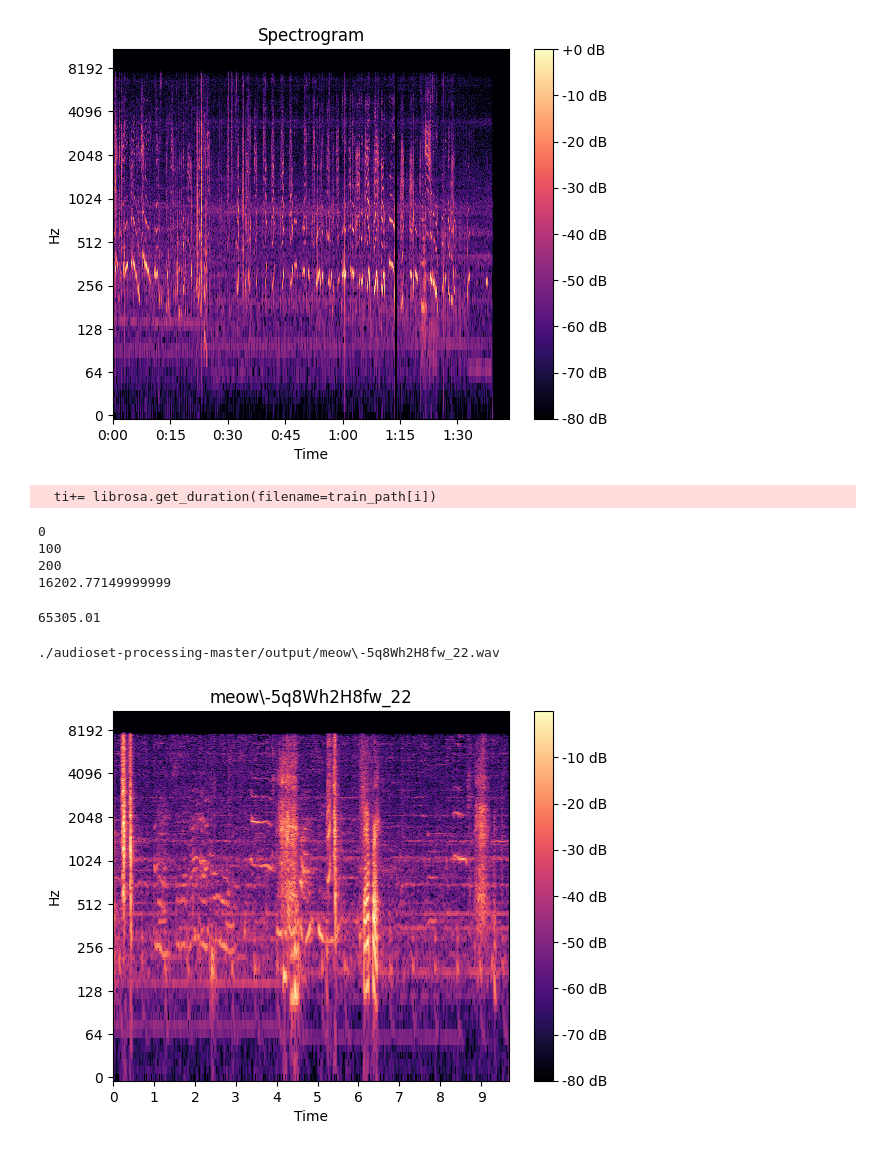
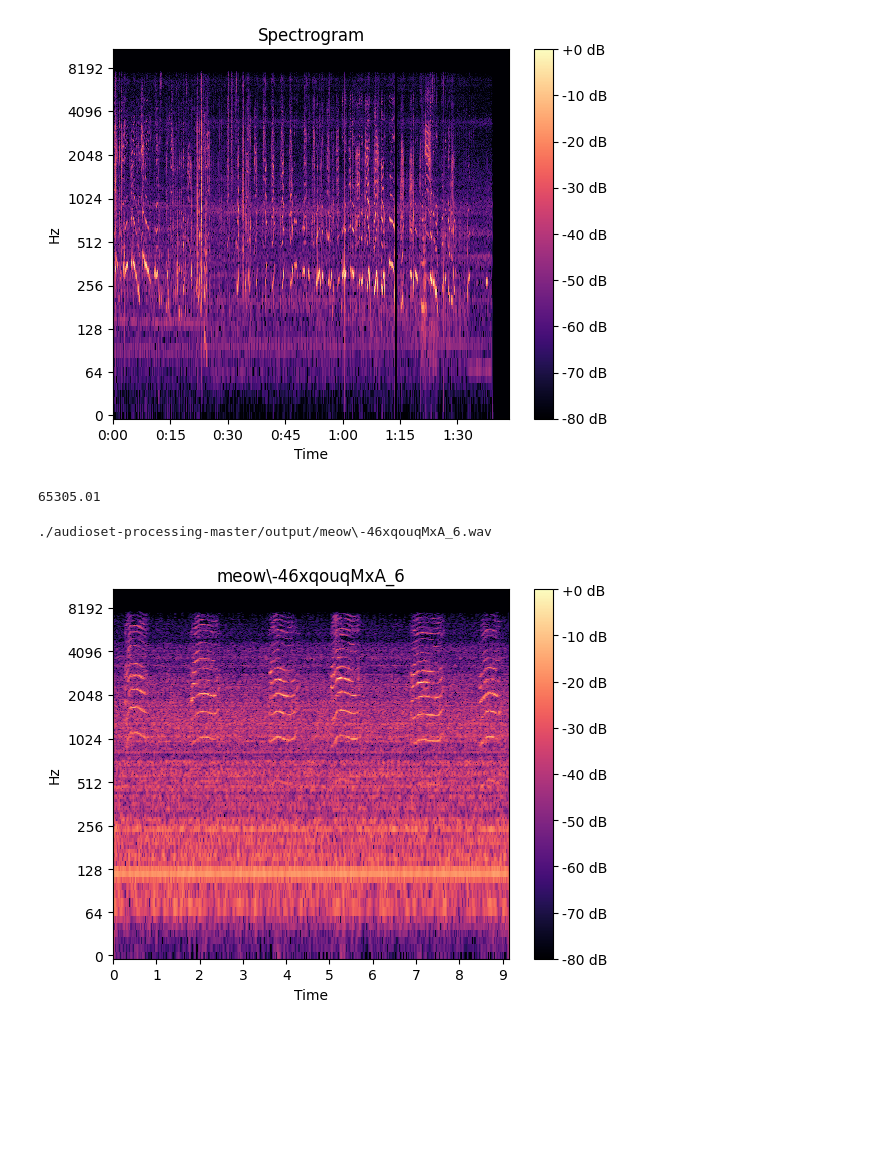
Before and after one commit to lukekim420/catclass, a Jupyter notebook: eda.ipynb, the cells around one changed output. Cells and saved outputs as stored; diff of their text form; code cells hidden in the pictures; blank space fills up the shorter version.

```diff
--- a/eda.ipynb
+++ b/eda.ipynb
@@ -39,7 +39,7 @@ from keras.preprocessing import image
 from keras.preprocessing.image import ImageDataGenerator
 # %%
 # glob: 사용자가 제시한 조건에 맞는 파일명을 리스트 형식으로 반환
-base_dir = './audioset-processing-master/output/caterwaul'
+base_dir = './audioset-processing-master/output/meow'
 train_folder = glob(base_dir)
 
 train_path = []
@@ -47,35 +47,30 @@ for folder in train_folder:
     tmp = glob(folder + '/*')
     train_path += tmp
 # %%
-ti = 0
-for i in range(len(train_path)):
-    #librosa.get_duration(filename='train_path[i]')
-    ti+= librosa.get_duration(filename=train_path[i])
-    if i%100==0:
-        print(i)
-print(ti)
+
+# ti = 0
+# for i in range(len(train_path)):
+#     #librosa.get_duration(filename='train_path[i]')
+#     ti+= librosa.get_duration(filename=train_path[i])
+#     if i%100==0:
+#         print(i)
+# print(ti)
-# %% [output]
-  ti+= librosa.get_duration(filename=train_path[i])
-0
-100
-200
-16202.77149999999
 # %%
 49102.238500000014+16202.77149999999
 # %% [output]
 65305.01
 # %%
-i=8
-y, sr = librosa.load(train_path[i])
-print(train_path[i])
+vidno=4
+y, sr = librosa.load(train_path[vidno])
+print(train_path[vidno])
 spec = np.abs(librosa.stft(y, hop_length=512))
 spec = librosa.amplitude_to_db(spec, ref=np.max)
 librosa.display.specshow(spec[:,:600], sr=sr, x_axis='time', y_axis='log');
 plt.colorbar(format='%+2.0f dB');
-plt.title(train_path[i].split('/')[-1].split('.')[0]);
+plt.title(train_path[vidno].split('/')[-1].split('.')[0]);
 # %% [output]
-./audioset-processing-master/output/meow\-5q8Wh2H8fw_22.wav
+./audioset-processing-master/output/meow\-46xqouqMxA_6.wav
-[figure, old version]
+[figure, new version]
 # %%
 
 S_full, phase = librosa.magphase(librosa.stft(y))
```
Also changed, not shown: parts of 7 cells of this notebook, 7 other files.
